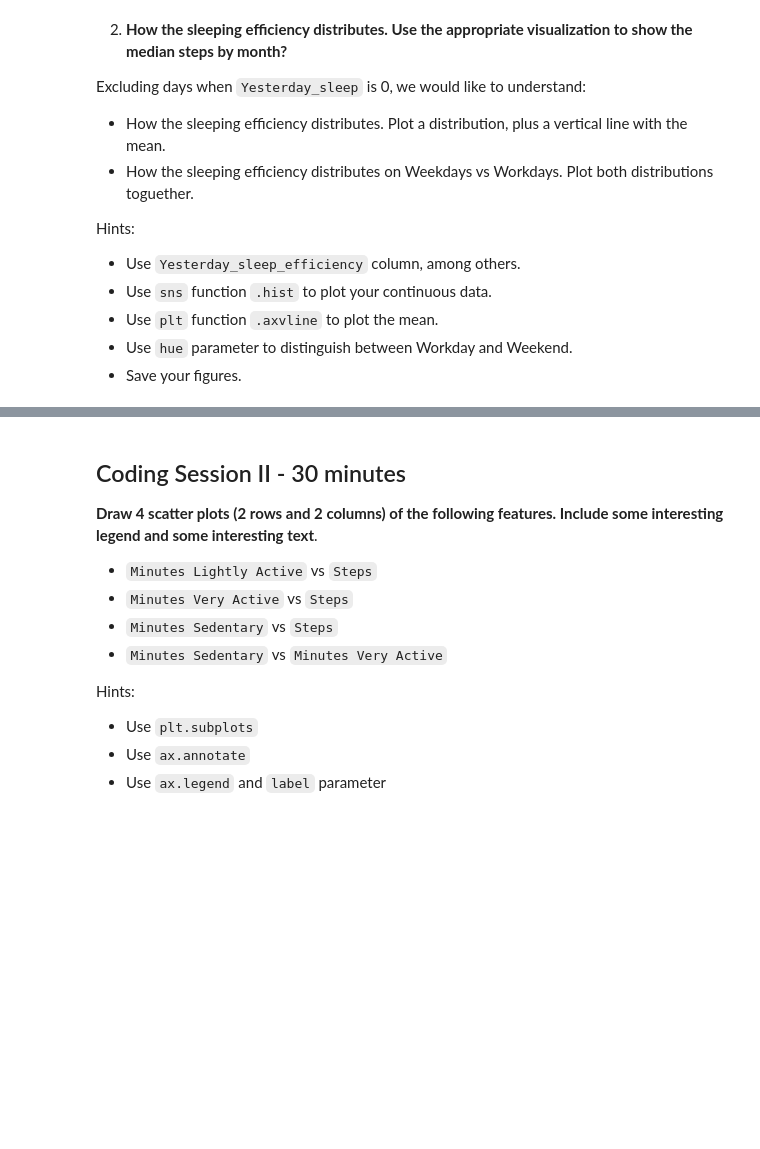
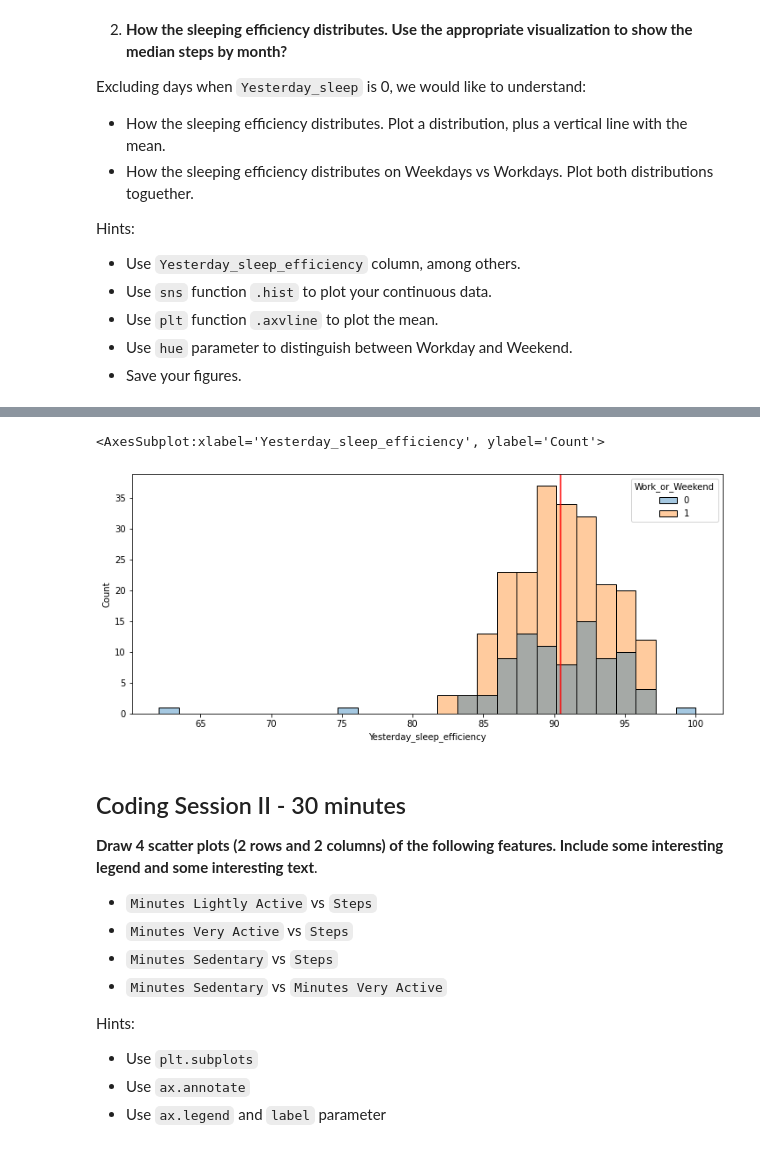
Before and after one commit to Ironhack-Data-Madrid-Marzo-2021/lab-visualization-extra, a Jupyter notebook: our_code.ipynb, the cells around one changed output, grey strips where cells are left out. Saved outputs shown, nothing was run; the diff lists cells and outputs as text; code cells hidden in the pictures; blank space fills up the shorter version.

```diff
--- a/our_code.ipynb
+++ b/our_code.ipynb
@@ -53,3 +84,11 @@ Hints:
+# %%
+fitbit2 =fitbit[fitbit["Yesterday_sleep"] > 0]
+fig2, ax = plt.subplots(figsize=(12, 5))
+ax.axvline(x = fitbit2["Yesterday_sleep_efficiency"].median(), color="r", label="mediana")
+sns.histplot(x = fitbit2["Yesterday_sleep_efficiency"], hue=fitbit2["Work_or_Weekend"])
+# %% [output]
+<AxesSubplot:xlabel='Yesterday_sleep_efficiency', ylabel='Count'>
+[figure, added]
 # %% [markdown]
 ## Coding Session II - 30 minutes
 
```
Also changed, not shown: parts of 6 cells of this notebook.
